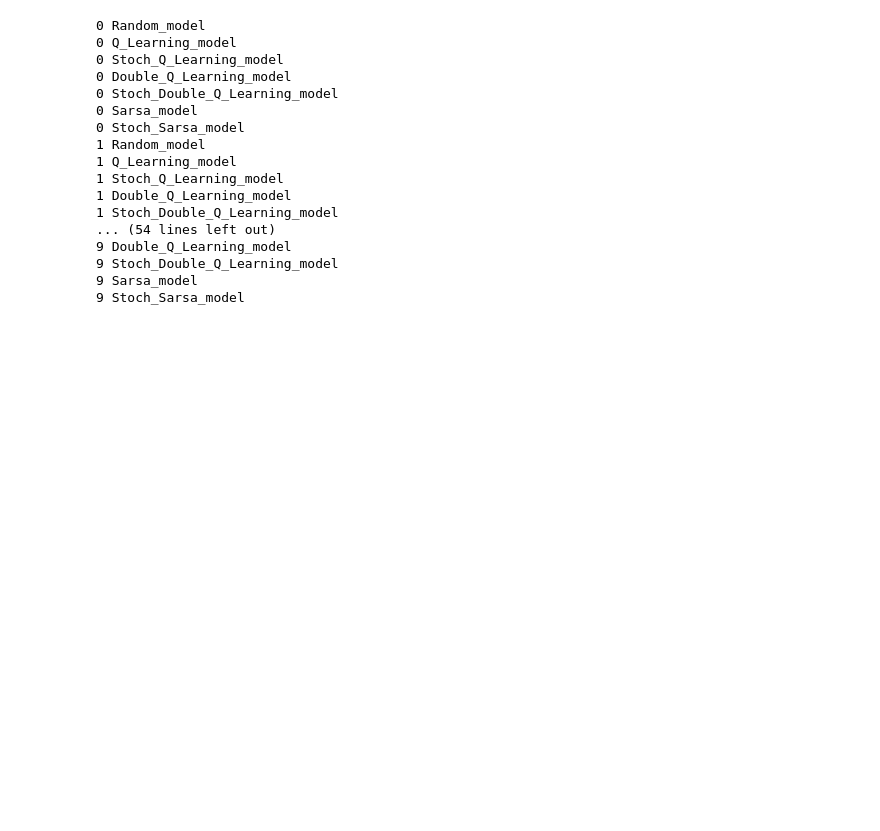
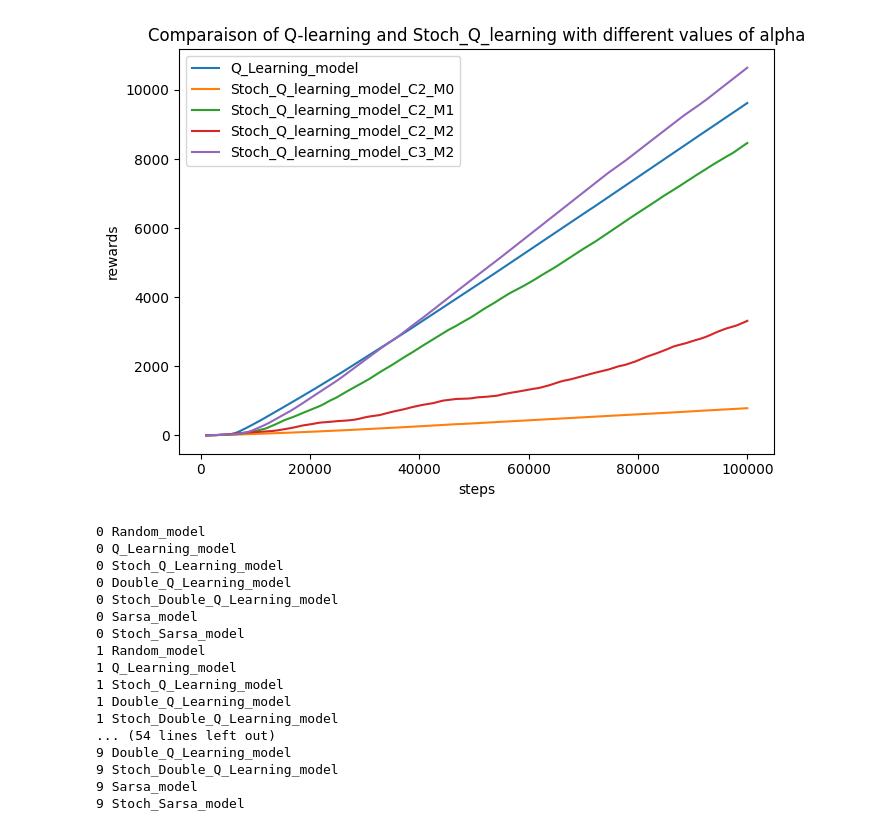
Before and after one commit to Tarik-com/Stochastic-Q-learning, a Jupyter notebook: Experiments.ipynb, the cells around one changed output. Saved outputs shown, nothing was run; the diff lists cells and outputs as text; code cells hidden in the pictures; blank space fills up the shorter version.

```diff
--- a/Experiments.ipynb
+++ b/Experiments.ipynb
@@ -18,0 +62,43 @@ args=Args_()
+# %%
+import pickle
+with open('Stoch_Q_learning_C=2_M=0.pkl', 'rb') as f:
+    Stoch_Q_learning_C2_M0 = pickle.load(f)
+with open('Stoch_Q_learning_C=2_M=1.pkl', 'rb') as f:
+    Stoch_Q_learning_C2_M1 = pickle.load(f)
+with open('Stoch_Q_learning_C=2_M=2.pkl', 'rb') as f:
+    Stoch_Q_learning_C2_M2 = pickle.load(f)
+with open('Stoch_Q_learning_C=3_M=2.pkl', 'rb') as f:
+    Stoch_Q_learning_C3_M2 = pickle.load(f)
+with open('Q_learning_Vs_Stoch_Q_learning_alpha_005.pkl', 'rb') as f:
+    Q_learning_d = pickle.load(f)
+# %%
+Q_learning_d.keys()
+tmp={}
+for name in ['reward_Q_Learning_model', 'acu_reward_Q_Learning_model', 'episodes-length_Q_Learning_model']:
+    tmp[name]=[]
+
+for name in ['reward_Q_Learning_model', 'acu_reward_Q_Learning_model', 'episodes-length_Q_Learning_model']:
+    for i in range(len(Q_learning_d[name])):
+        tmp[name].append(Q_learning_d[name][i][:100_000])
+# %%
+d={}
+for key in Stoch_Q_learning_C2_M0.keys():
+    d[f"{key}_C2_M0"]=Stoch_Q_learning_C2_M0[key]
+for key in Stoch_Q_learning_C2_M1.keys():
+    d[f"{key}_C2_M1"]=Stoch_Q_learning_C2_M1[key]
+for key in Stoch_Q_learning_C2_M2.keys():
+    d[f"{key}_C2_M2"]=Stoch_Q_learning_C2_M2[key]
+for key in Stoch_Q_learning_C3_M2.keys():
+    d[f"{key}_C3_M2"]=Stoch_Q_learning_C3_M2[key]
+for key in tmp.keys():
+    d[key]=tmp[key]
+# %%
+import numpy as np
+models_name=['Q_Learning_model','Stoch_Q_learning_model_C2_M0', 'Stoch_Q_learning_model_C2_M1' , 'Stoch_Q_learning_model_C2_M2', 'Stoch_Q_learning_model_C3_M2']
+avg_rewards=[]
+avg_acu_rewards=[]
+for name in models_name:
+    reward=np.average(np.array(d[f"reward_{name}"]),axis=0)
+    acu_reward=np.average(np.array(d[f"acu_reward_{name}"]),axis=0)
+    avg_rewards.append(reward)
+    avg_acu_rewards.append(acu_reward)
@@ -19,3 +107,7 @@ args=Args_()
+# %%
+one_plot_1(avg_acu_rewards,models_name,1000,title="Comparaison of Q-learning and Stoch_Q_learning with different values of alpha")
+# %% [output]
+[figure, added]
 # %%
 models_name=["Random_model","Q_Learning_model","Stoch_Q_Learning_model","Double_Q_Learning_model","Stoch_Double_Q_Learning_model","Sarsa_model","Stoch_Sarsa_model"]
 results={}
```
Also changed, not shown: parts of 4 cells of this notebook, 3 other files.
